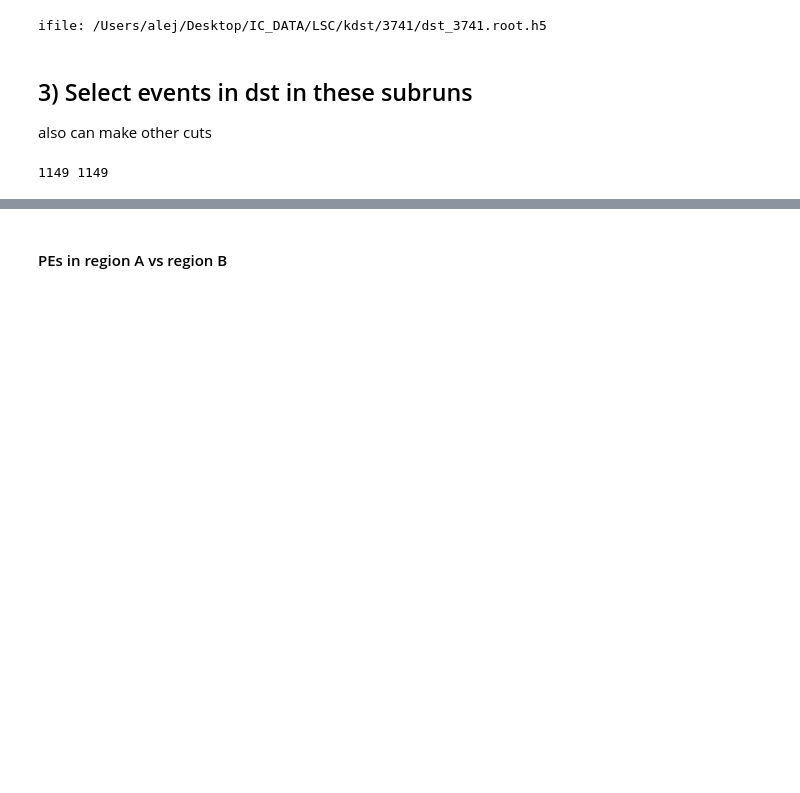
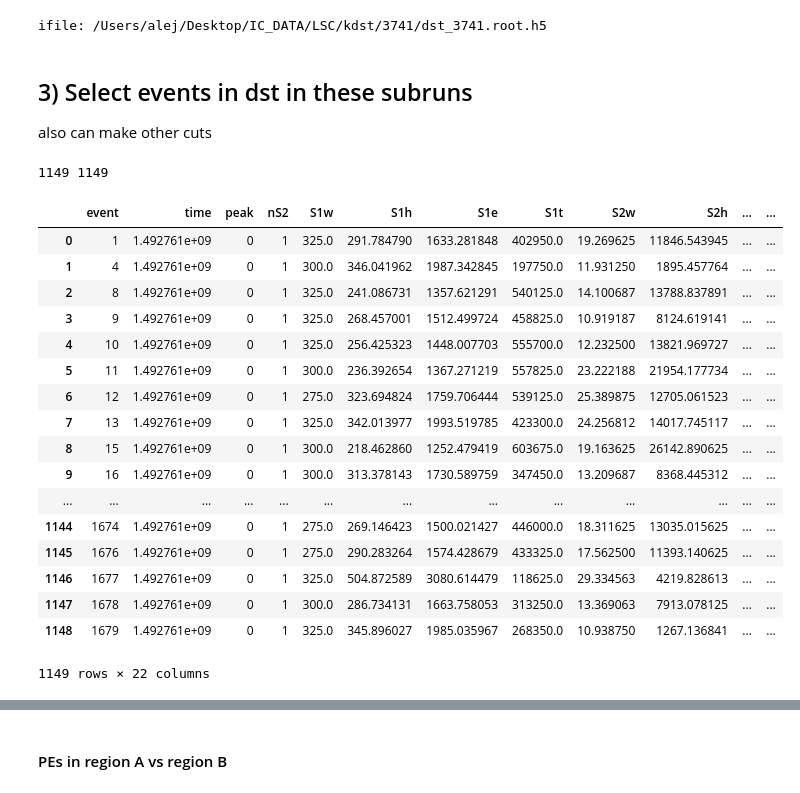
Before and after one commit to abotas/ICARO, a Jupyter notebook: icaro/Kryptonite/SiPMShowers.ipynb, the cells around one changed output, grey strips where cells are left out. Saved outputs shown, nothing was run; the diff lists cells and outputs as text; code cells hidden in the pictures; blank space fills up the shorter version.

```diff
--- a/icaro/Kryptonite/SiPMShowers.ipynb
+++ b/icaro/Kryptonite/SiPMShowers.ipynb
@@ -100,10 +100,30 @@ ifile: /Users/alej/Desktop/IC_DATA/LSC/kdst/3741/dst_3741.root.h5
 also can make other cuts
 # %%
 srs  = full[in_range(full.event, sev, fev)] # events from this subrun
-srsc = srs[srs.nS2==1]                      # events with 1 S2
+srsc = srs [srs .nS2 ==1]                   # events with one S2
+srsc = srsc[srsc.peak==0]                   # events with one S1
 print(len(srs), len(srsc))
+srsc
 # %% [output]
 1149 1149
+|  | event | time | peak | nS2 | S1w | S1h | S1e | S1t | S2w | S2h | ... | ... |
+| 0 | 1 | 1.492761e+09 | 0 | 1 | 325.0 | 291.784790 | 1633.281848 | 402950.0 | 19.269625 | 11846.543945 | ... | ... |
+| 1 | 4 | 1.492761e+09 | 0 | 1 | 300.0 | 346.041962 | 1987.342845 | 197750.0 | 11.931250 | 1895.457764 | ... | ... |
+| 2 | 8 | 1.492761e+09 | 0 | 1 | 325.0 | 241.086731 | 1357.621291 | 540125.0 | 14.100687 | 13788.837891 | ... | ... |
+| 3 | 9 | 1.492761e+09 | 0 | 1 | 325.0 | 268.457001 | 1512.499724 | 458825.0 | 10.919187 | 8124.619141 | ... | ... |
+| 4 | 10 | 1.492761e+09 | 0 | 1 | 325.0 | 256.425323 | 1448.007703 | 555700.0 | 12.232500 | 13821.969727 | ... | ... |
+| 5 | 11 | 1.492761e+09 | 0 | 1 | 300.0 | 236.392654 | 1367.271219 | 557825.0 | 23.222188 | 21954.177734 | ... | ... |
+| 6 | 12 | 1.492761e+09 | 0 | 1 | 275.0 | 323.694824 | 1759.706444 | 539125.0 | 25.389875 | 12705.061523 | ... | ... |
+| 7 | 13 | 1.492761e+09 | 0 | 1 | 325.0 | 342.013977 | 1993.519785 | 423300.0 | 24.256812 | 14017.745117 | ... | ... |
+| 8 | 15 | 1.492761e+09 | 0 | 1 | 300.0 | 218.462860 | 1252.479419 | 603675.0 | 19.163625 | 26142.890625 | ... | ... |
+| 9 | 16 | 1.492761e+09 | 0 | 1 | 300.0 | 313.378143 | 1730.589759 | 347450.0 | 13.209687 | 8368.445312 | ... | ... |
+| ... | ... | ... | ... | ... | ... | ... | ... | ... | ... | ... | ... | ... |
+| 1144 | 1674 | 1.492761e+09 | 0 | 1 | 275.0 | 269.146423 | 1500.021427 | 446000.0 | 18.311625 | 13035.015625 | ... | ... |
+| 1145 | 1676 | 1.492761e+09 | 0 | 1 | 275.0 | 290.283264 | 1574.428679 | 433325.0 | 17.562500 | 11393.140625 | ... | ... |
+| 1146 | 1677 | 1.492761e+09 | 0 | 1 | 325.0 | 504.872589 | 3080.614479 | 118625.0 | 29.334563 | 4219.828613 | ... | ... |
+| 1147 | 1678 | 1.492761e+09 | 0 | 1 | 300.0 | 286.734131 | 1663.758053 | 313250.0 | 13.369063 | 7913.078125 | ... | ... |
+| 1148 | 1679 | 1.492761e+09 | 0 | 1 | 325.0 | 345.896027 | 1985.035967 | 268350.0 | 10.938750 | 1267.136841 | ... | ... |
+1149 rows × 22 columns
 # %%
 s1par  = S12Params(tmin=  0*units.mus, tmax=649*units.mus, stride= 4, lmin= 5, lmax=   30, rebin=False)
 s2par  = S12Params(tmin=649*units.mus, tmax=700*units.mus, stride=80, lmin=80, lmax=20000, rebin=True)
```
Also changed, not shown: parts of 6 cells of this notebook.
